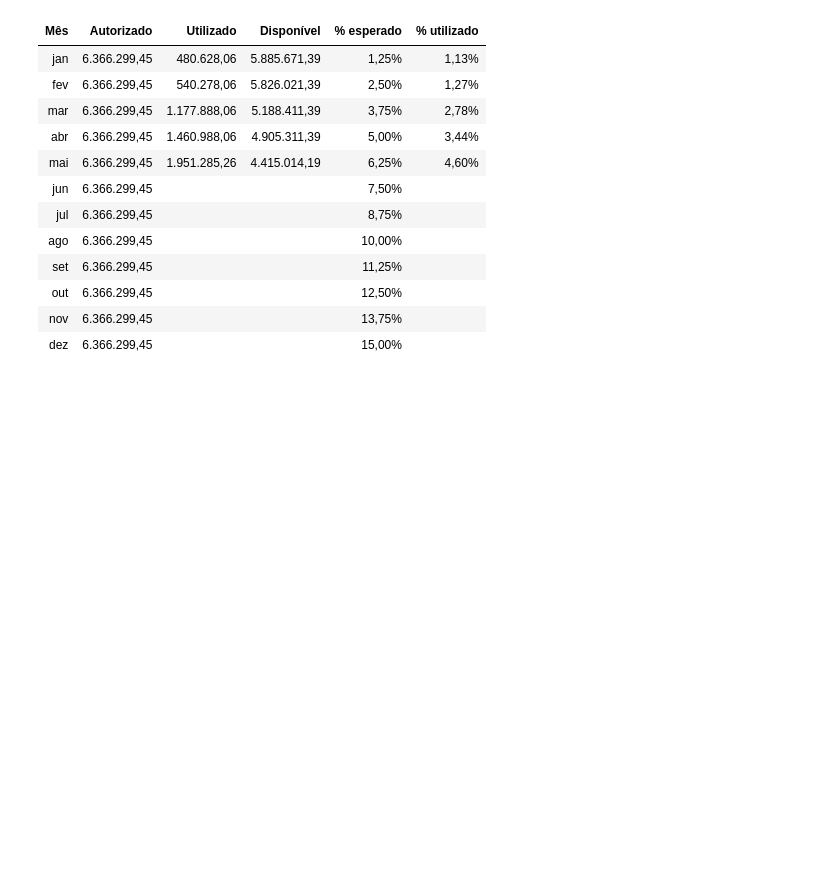
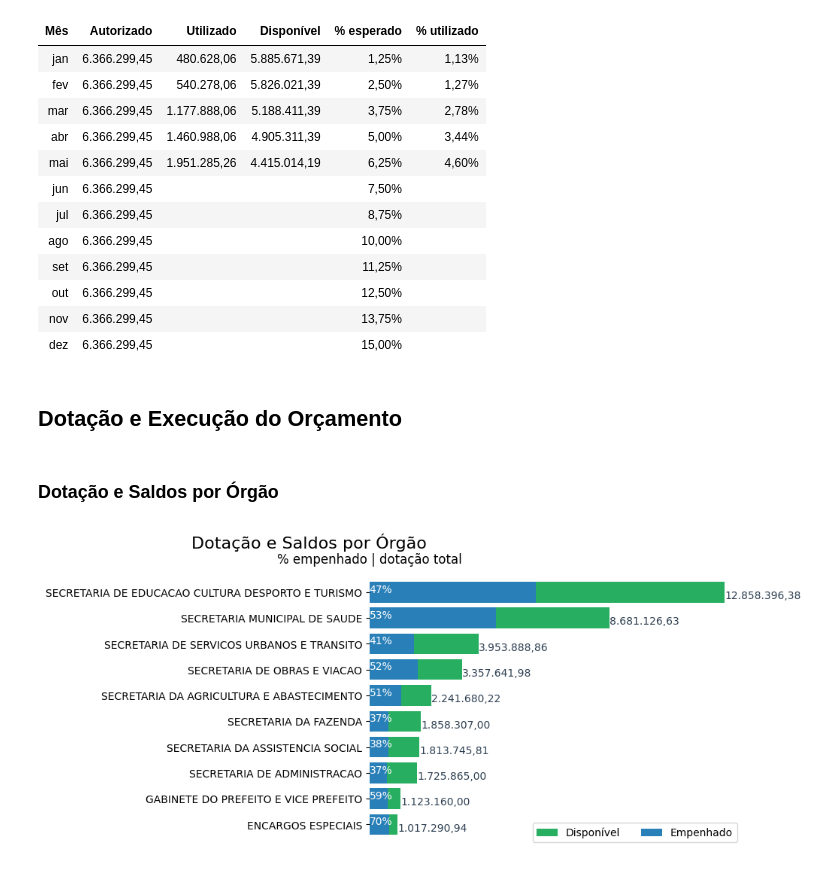
Before and after one commit to iddrs/iddrs-kpi, a Jupyter notebook: _build/jupyter_execute/src/pm/orcamento.ipynb, the cells around one changed output. Saved outputs shown, nothing was run; the diff lists cells and outputs as text; code cells hidden in the pictures; blank space fills up the shorter version.

Commit message:
Incluído orcamento.ipynb para a geração de pdf.

```diff
--- a/_build/jupyter_execute/src/pm/orcamento.ipynb
+++ b/_build/jupyter_execute/src/pm/orcamento.ipynb
@@ -393,3 +393,49 @@ Suplementação Autorizada na LOA - 2023
 | out | 6.366.299,45 |  |  | 12,50% |  |
 | nov | 6.366.299,45 |  |  | 13,75% |  |
 | dez | 6.366.299,45 |  |  | 15,00% |  |
+# %% [markdown]
+## Dotação e Execução do Orçamento
+# %% [markdown]
+### Dotação e Saldos por Órgão
+# %%
+nome = 'Dotação e Saldos por Órgão'
+sql = f'''
+SELECT
+	nome_orgao,
+	SUM(valor_empenhado) AS empenhado,
+	SUM(dotacao_a_empenhar) AS saldo
+FROM
+	pad."BAL_DESP"
+WHERE
+	entidade LIKE 'pm'
+	AND controle = {controle_mes}
+GROUP BY
+	nome_orgao
+ORDER BY
+	(SUM(valor_empenhado) + SUM(dotacao_a_empenhar)) DESC;'''
+#print(sql)
+
+orcamento = sqldf(sql)
+orcamento['total'] = orcamento['empenhado'] + orcamento['saldo']
+orcamento['perc_emp'] = orcamento['empenhado'] / orcamento['total']
+#orcamento
+# %%
+fig, ax = plt.subplots()
+fig.suptitle(nome, x=0, fontsize=16)
+plt.title('% empenhado | dotação total', x=0)
+orgaos = orcamento['nome_orgao']
+ax.barh(orgaos, orcamento['total'], color=cgreen, label='Disponível')
+ax.barh(orgaos, orcamento['empenhado'], color=cblue, label='Empenhado')
+ax.invert_yaxis()
+for i, v in enumerate(orcamento['total']):
+    ax.text(v + 3, i + 0.25, money_formatter(v), color=cdark)
+
+for i, v in enumerate(orcamento['perc_emp']):
+    ax.text(v, i, perc0_formatter(v), color='w')
+
+ax.set_xticks([])
+ax.set_frame_on(False)
+plt.legend(loc='lower right', ncol=2)
+plt.show()
+# %% [output]
+[figure, added]
```
Also changed, not shown: parts of 1 cell of this notebook, 20 other files.
